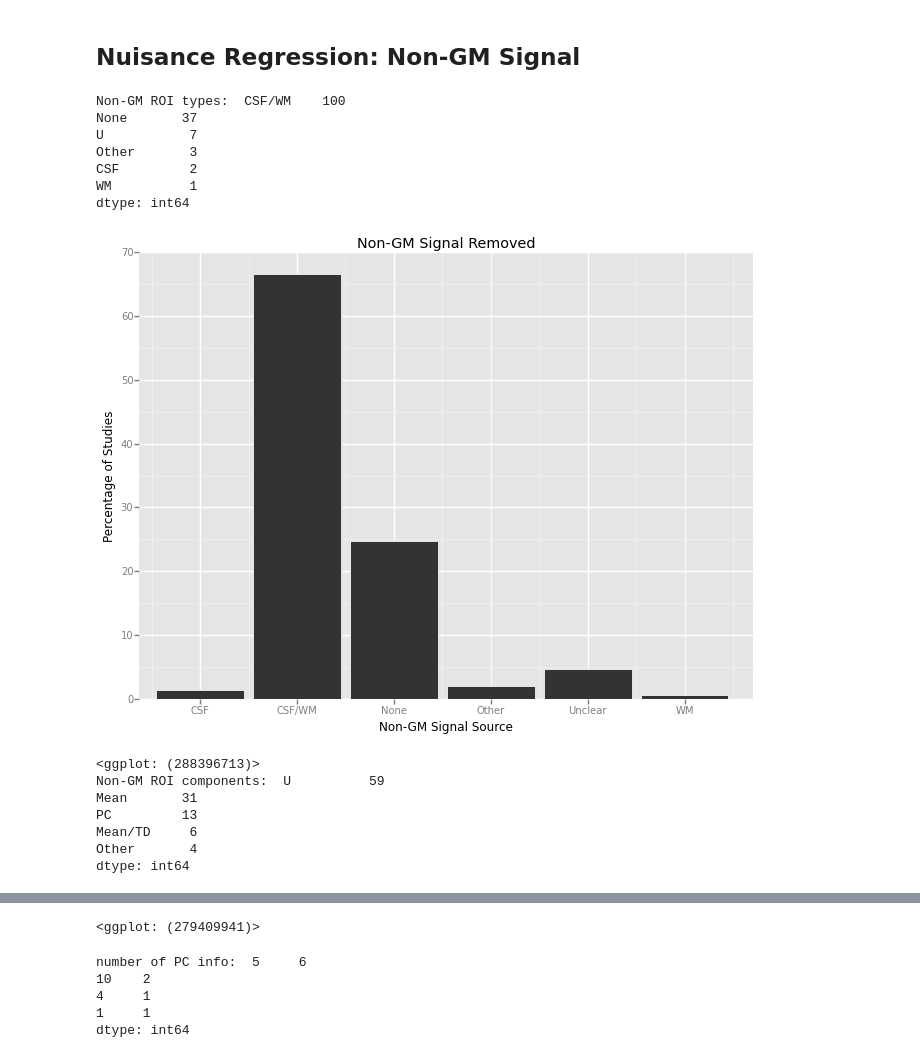
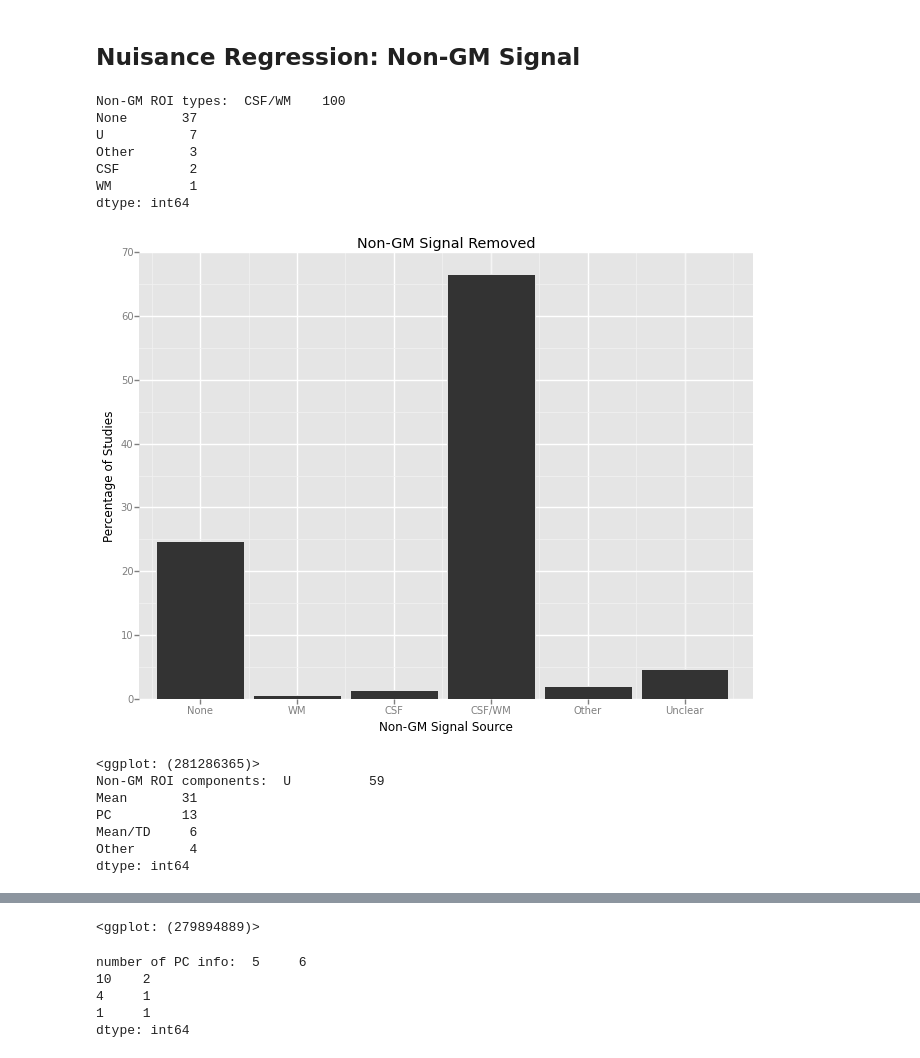
Before and after one commit to simpace/processing-scripts, a Jupyter notebook: simpace/simpace_litreview/simpace_litreview.ipynb, the cells around one changed output, grey strips where cells are left out. Cells and saved outputs as stored; diff of their text form; code cells hidden in the pictures.

```diff
--- a/simpace/simpace_litreview/simpace_litreview.ipynb
+++ b/simpace/simpace_litreview/simpace_litreview.ipynb
@@ -102,38 +104,40 @@ plotdata['nongm_rois_percentage'] = plotdata['name']/NStudies * 100
 plotdata
 plotdata.replace(to_replace = 'U', value = 'Unclear', inplace = True)
 
+list_of_labels =['None', 'WM', 'CSF','CSF/WM','Other','Unclear']
 nongm_roi_plot = ggplot(aes(x='nongm_rois', y='nongm_rois_percentage'), data = plotdata)\
-+ geom_bar(stat='bar') \
++ geom_bar(stat='bar', labels = list_of_labels) \
 + labs(x = 'Non-GM Signal Source') + labs(y = 'Percentage of Studies') \
 + ggtitle('Non-GM Signal Removed')\
 
 print nongm_roi_plot
 ggsave(filename="nongm_rois_percentage_plot.png",plot=nongm_roi_plot, width = 6, height = 4)
 
 #signal component used from non-gm roi
 print 'Non-GM ROI components: ', data['nongm_components'].value_counts()
 
 plotdata=data.groupby(['nongm_components']).aggregate(np.count_nonzero).reset_index()
 plotdata['nongm_components_percentage'] = plotdata['name']/NStudies * 100
 plotdata.replace(to_replace = 'U', value = 'Unclear', inplace = True)
 
+list_of_labels =['Mean', 'Mean/TD', 'PC', 'Other', 'Unclear']
 nongm_component_plot = ggplot(aes(x='nongm_components', y='nongm_components_percentage'), data = plotdata)\
-+ geom_bar(stat='bar') \
++ geom_bar(stat='bar', labels = list_of_labels) \
 + labs(x = 'Method of Signal Extraction') + labs(y = 'Percentage of Studies') \
 + ggtitle('Non-GM Signal Extraction Method')\
 
 print nongm_component_plot
 ggsave(filename="nongm_components_plot.png",plot=nongm_component_plot, width = 5, height = 4)
 # %% [output]
 Non-GM ROI types:  CSF/WM    100
 None       37
 U           7
 Other       3
 CSF         2
 WM          1
 dtype: int64
-[figure, old version]
+[figure, new version]
-<ggplot: (288396713)>
+<ggplot: (281286365)>
 Non-GM ROI components:  U          59
 Mean       31
 PC         13
@@ -144,4 +148,4 @@ dtype: int64
-<ggplot: (279409941)>
+<ggplot: (279894889)>
 # %%
 #PCs if applicable
 PC_studies = data[data['nongm_components']=='PC']
```
Also changed, not shown: parts of 11 cells of this notebook, 12 other files.
